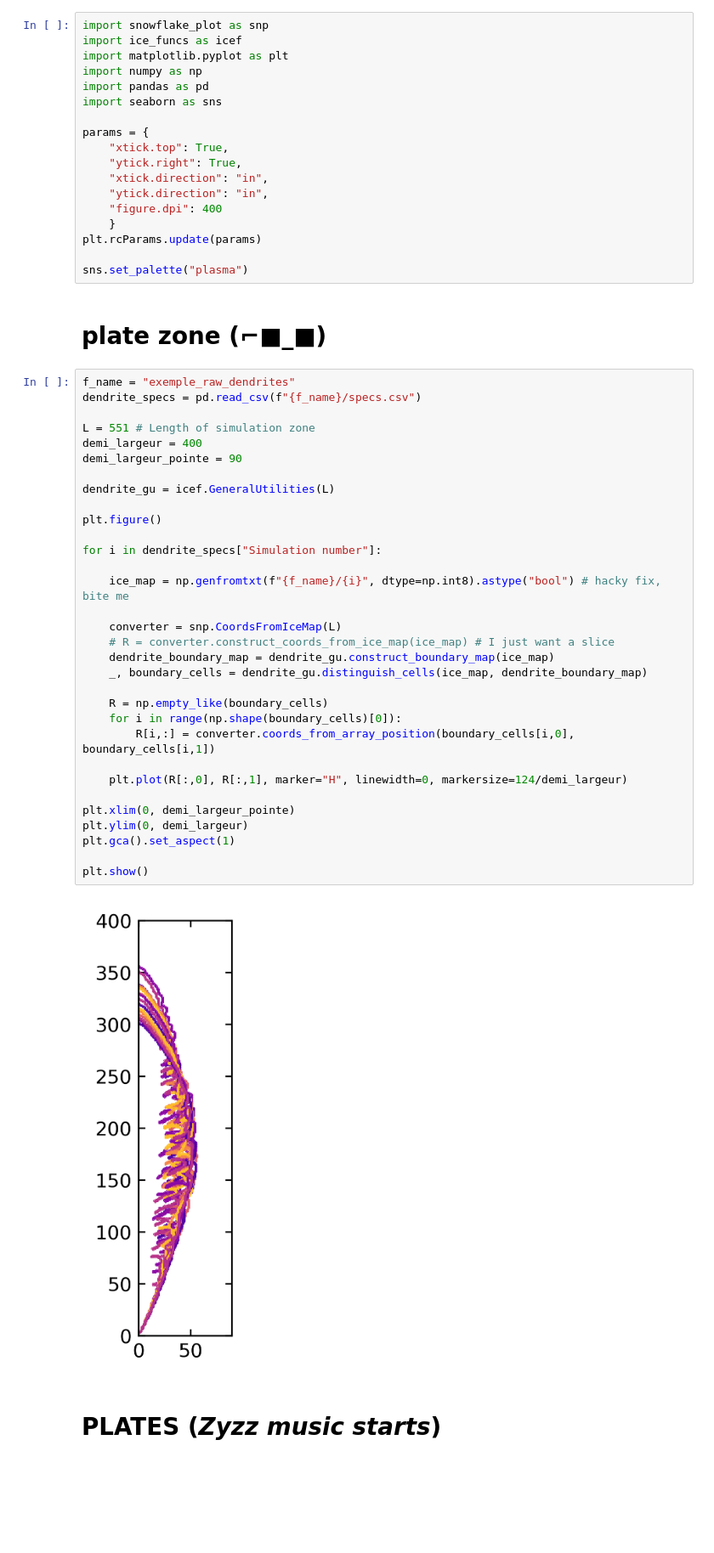
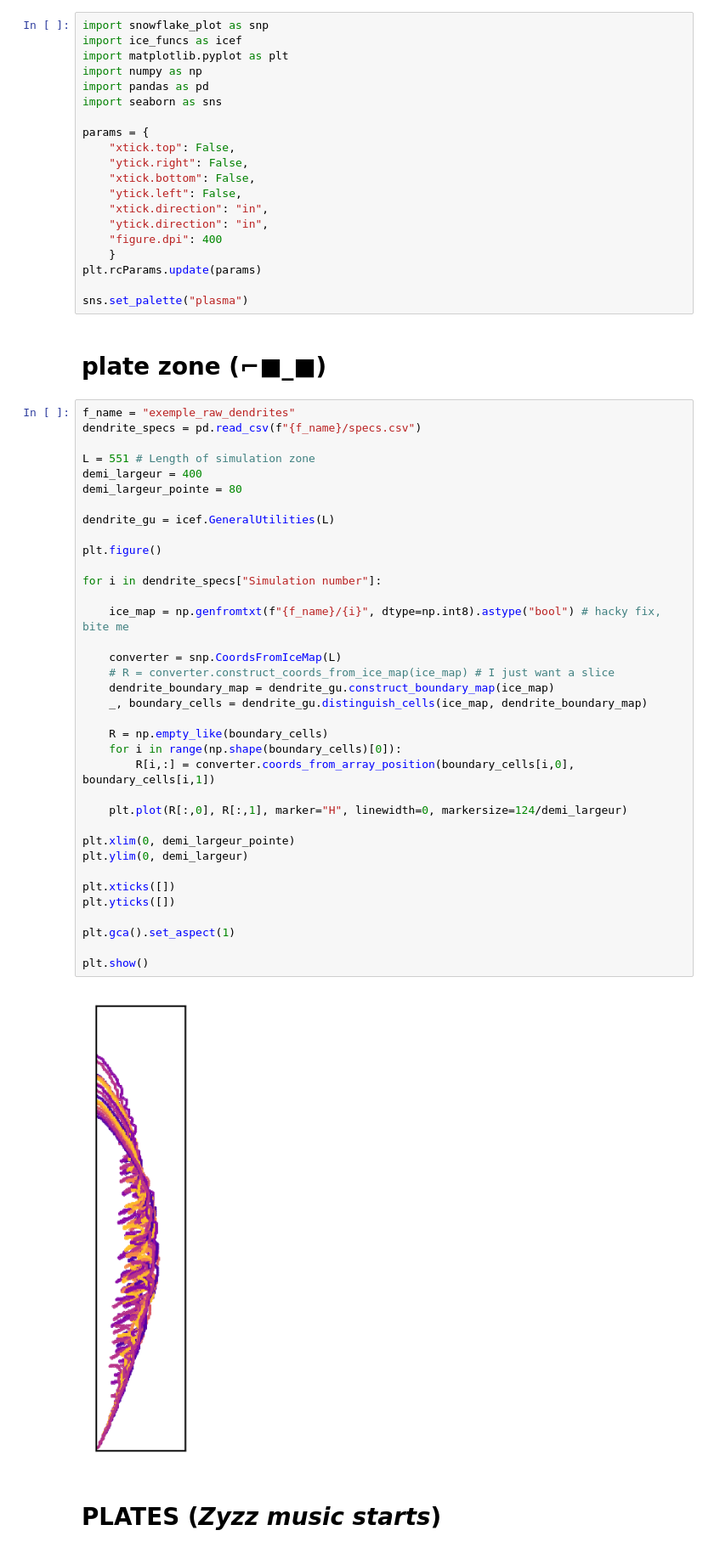
Before and after one commit to TheoNDionne/Cellular-automaton-ice, a Jupyter notebook: graphiques_resultats.ipynb, the cells around one changed output. Shown: that part at 85% size. Drawn from its saved outputs; the diff is of its cells as text; blank space fills up the shorter version.

Commit message:
Modification des figures

```diff
--- a/graphiques_resultats.ipynb
+++ b/graphiques_resultats.ipynb
@@ -7,8 +7,10 @@ import pandas as pd
 import seaborn as sns
 
 params = {
-    "xtick.top": True,
-    "ytick.right": True,
+    "xtick.top": False,
+    "ytick.right": False,
+    "xtick.bottom": False,
+    "ytick.left": False,
     "xtick.direction": "in",
     "ytick.direction": "in",
     "figure.dpi": 400
@@ -23,35 +25,39 @@ f_name = "exemple_raw_dendrites"
 dendrite_specs = pd.read_csv(f"{f_name}/specs.csv")
 
 L = 551 # Length of simulation zone
 demi_largeur = 400
-demi_largeur_pointe = 90
+demi_largeur_pointe = 80
 
 dendrite_gu = icef.GeneralUtilities(L)
 
 plt.figure()
 
 for i in dendrite_specs["Simulation number"]:
 
     ice_map = np.genfromtxt(f"{f_name}/{i}", dtype=np.int8).astype("bool") # hacky fix, bite me
 
     converter = snp.CoordsFromIceMap(L)
     # R = converter.construct_coords_from_ice_map(ice_map) # I just want a slice
     dendrite_boundary_map = dendrite_gu.construct_boundary_map(ice_map)
     _, boundary_cells = dendrite_gu.distinguish_cells(ice_map, dendrite_boundary_map)
 
     R = np.empty_like(boundary_cells)
     for i in range(np.shape(boundary_cells)[0]):
         R[i,:] = converter.coords_from_array_position(boundary_cells[i,0], boundary_cells[i,1])
 
     plt.plot(R[:,0], R[:,1], marker="H", linewidth=0, markersize=124/demi_largeur)
 
 plt.xlim(0, demi_largeur_pointe)
 plt.ylim(0, demi_largeur)
+
+plt.xticks([])
+plt.yticks([])
+
 plt.gca().set_aspect(1)
 
 plt.show()
 # %% [output]
-[figure, old version]
+[figure, new version]
 # %% [markdown]
 # PLATES (*Zyzz music starts*)
 # %%
```
Also changed, not shown: parts of 4 cells of this notebook, 1 other file.
